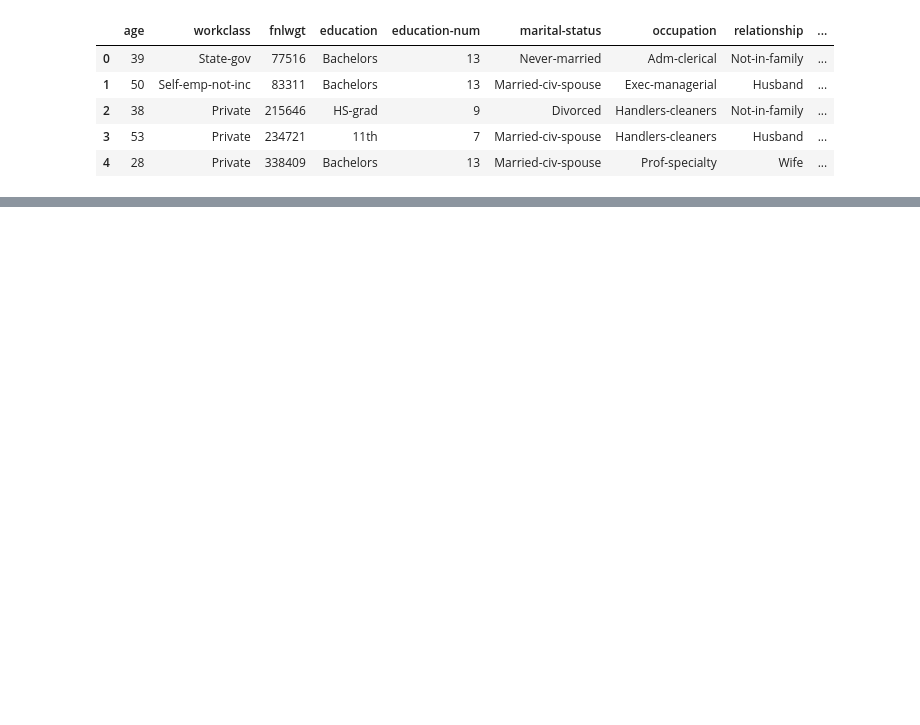
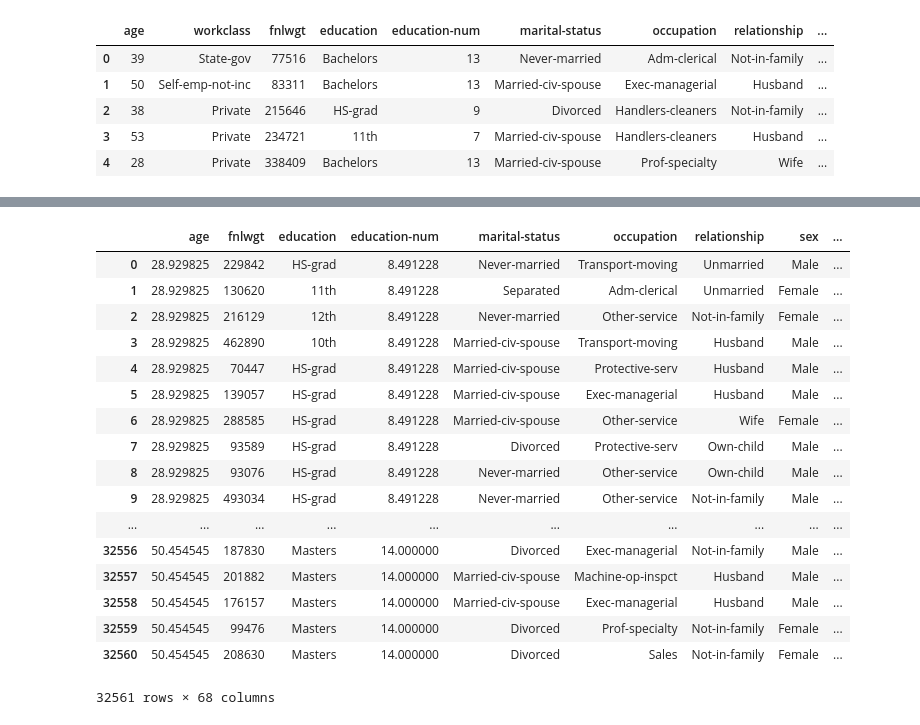
Before and after one commit to graba4/evaluation_of_anonymisation_effects_on_datasets, a Jupyter notebook: k-anonimdata.ipynb, the cells around one changed output, grey strips where cells are left out. Cells and saved outputs as stored; diff of their text form; code cells hidden in the pictures; blank space fills up the shorter version.

Commit message:
The K anonim stuff finally solves the hard part of one hot encoding, and saves the data.

```diff
--- a/k-anonimdata.ipynb
+++ b/k-anonimdata.ipynb
@@ -259,0 +250,25 @@ plt.hist(sizes)
+# %%
+#ONE HOT encoding the whole thing
+
+uniqitems = {}
+for col in feature_columns:
+    if col in categorical:
+        uniqitems[col]=df[col].unique()
+
+rows = []
+
+for rowind in range(len(dfn2)):
+    if rowind %100 ==0:
+        print(rowind/len(dfn2)*100)
+    currow = dfn2.iloc[rowind,:].copy()
+    for col in feature_columns:
+        if col in categorical:
+            values = currow[col].split(',')
+
+            for possibleitem in uniqitems[col]:
+                if possibleitem in values:
+                    currow=currow.append(pd.Series([1/len(values)],[col+'_'+possibleitem]))
+                else:
+                    currow=currow.append(pd.Series([0],[col+'_'+possibleitem]))
+            currow=currow.drop(col)
+    rows.append(currow.copy())
@@ -259,0 +293,2 @@ plt.hist(sizes)
+# %%
+final_set = pd.DataFrame(rows)
@@ -259,0 +297,21 @@ plt.hist(sizes)
+# %%
+final_set
+# %% [output]
+|  | age | fnlwgt | education | education-num | marital-status | occupation | relationship | sex | ... |
+| 0 | 28.929825 | 229842 | HS-grad | 8.491228 | Never-married | Transport-moving | Unmarried | Male | ... |
+| 1 | 28.929825 | 130620 | 11th | 8.491228 | Separated | Adm-clerical | Unmarried | Female | ... |
+| 2 | 28.929825 | 216129 | 12th | 8.491228 | Never-married | Other-service | Not-in-family | Female | ... |
+| 3 | 28.929825 | 462890 | 10th | 8.491228 | Married-civ-spouse | Transport-moving | Husband | Male | ... |
+| 4 | 28.929825 | 70447 | HS-grad | 8.491228 | Married-civ-spouse | Protective-serv | Husband | Male | ... |
+| 5 | 28.929825 | 139057 | HS-grad | 8.491228 | Married-civ-spouse | Exec-managerial | Husband | Male | ... |
+| 6 | 28.929825 | 288585 | HS-grad | 8.491228 | Married-civ-spouse | Other-service | Wife | Female | ... |
+| 7 | 28.929825 | 93589 | HS-grad | 8.491228 | Divorced | Protective-serv | Own-child | Male | ... |
+| 8 | 28.929825 | 93076 | HS-grad | 8.491228 | Never-married | Other-service | Own-child | Male | ... |
+| 9 | 28.929825 | 493034 | HS-grad | 8.491228 | Never-married | Other-service | Not-in-family | Male | ... |
+| ... | ... | ... | ... | ... | ... | ... | ... | ... | ... |
+| 32556 | 50.454545 | 187830 | Masters | 14.000000 | Divorced | Exec-managerial | Not-in-family | Male | ... |
+| 32557 | 50.454545 | 201882 | Masters | 14.000000 | Married-civ-spouse | Machine-op-inspct | Husband | Male | ... |
+| 32558 | 50.454545 | 176157 | Masters | 14.000000 | Married-civ-spouse | Exec-managerial | Husband | Male | ... |
+| 32559 | 50.454545 | 99476 | Masters | 14.000000 | Divorced | Prof-specialty | Not-in-family | Female | ... |
+| 32560 | 50.454545 | 208630 | Masters | 14.000000 | Divorced | Sales | Not-in-family | Female | ... |
+32561 rows × 68 columns
```
Also changed, not shown: parts of 8 cells of this notebook.
